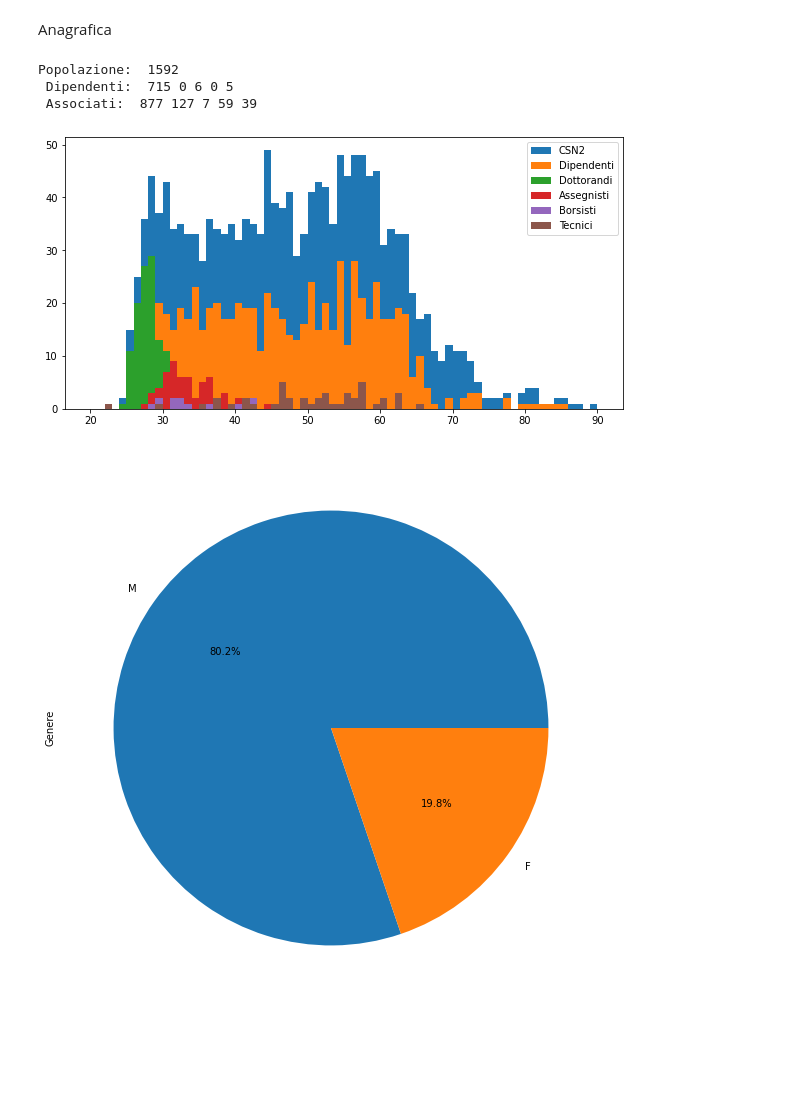
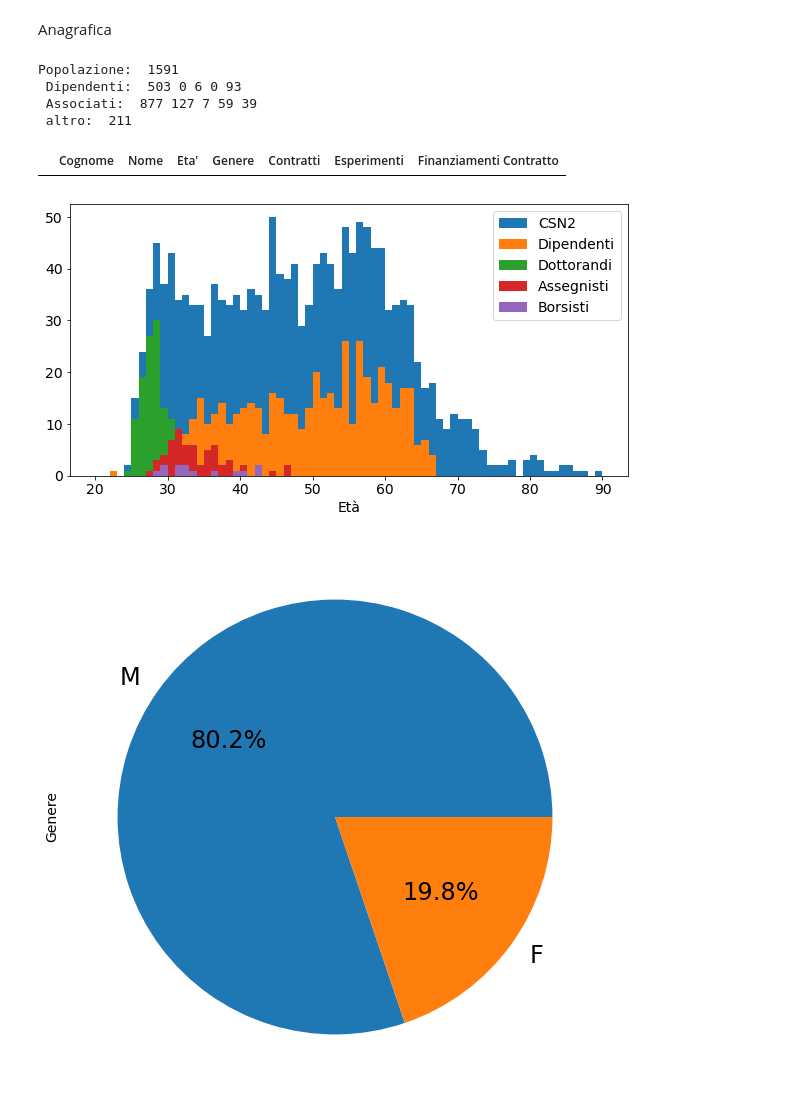
Before and after one commit to gmazzitelli/GSN2, a Jupyter notebook: AnagraficheCSN2.ipynb, the cells around one changed output. Saved outputs shown, nothing was run; the diff lists cells and outputs as text; code cells hidden in the pictures; blank space fills up the shorter version.

```diff
--- a/AnagraficheCSN2.ipynb
+++ b/AnagraficheCSN2.ipynb
@@ -52,19 +58,21 @@ CSN2
 # %% [markdown]
 Anagrafica
 # %%
-dipendenti = pd.DataFrame(columns = CSN2.columns)
+dipendenti   = pd.DataFrame(columns = CSN2.columns)
 d_dottorandi = pd.DataFrame(columns = CSN2.columns)
 d_borsisti   = pd.DataFrame(columns = CSN2.columns)
 d_assegnisti = pd.DataFrame(columns = CSN2.columns)
 d_tecnici    = pd.DataFrame(columns = CSN2.columns)
-associati  = pd.DataFrame(columns = CSN2.columns)
+associati    = pd.DataFrame(columns = CSN2.columns)
 a_dottorandi = pd.DataFrame(columns = CSN2.columns)
 a_borsisti   = pd.DataFrame(columns = CSN2.columns)
 a_assegnisti = pd.DataFrame(columns = CSN2.columns)
 a_tecnici    = pd.DataFrame(columns = CSN2.columns)
-altro      = pd.DataFrame(columns = CSN2.columns)
+altro        = pd.DataFrame(columns = CSN2.columns)
 for i, contratto in enumerate(CSN2.Contratti):
-  if contratto == '' or contratto.find('Dipendente')>=0:
+  if contratto == '' and not (contratto.find('Dipendente')>=0 or contratto.find('Associato')>=0):
+    altro = altro.append(CSN2.iloc[i], ignore_index=True)
+  if contratto.find('Dipendente')>=0:
     dipendenti = dipendenti.append(CSN2.iloc[i], ignore_index=True)
     if contratto.find('Dottorando')>=0:
       d_dottorandi = d_dottorandi.append(CSN2.iloc[i], ignore_index=True)
@@ -88,47 +96,59 @@ for i, contratto in enumerate(CSN2.Contratti):
 
 print ('Popolazione: ', len(CSN2),'\n',
        'Dipendenti: ', len(dipendenti), len(d_dottorandi), len(d_borsisti), len(d_assegnisti), len(d_tecnici), '\n',
-       'Associati: ', len(associati), len(a_dottorandi), len(a_borsisti), len(a_assegnisti), len(a_tecnici))
+       'Associati: ', len(associati), len(a_dottorandi), len(a_borsisti), len(a_assegnisti), len(a_tecnici), '\n',
+       'altro: ', len(altro))
 # %% [output]
-Popolazione:  1592
- Dipendenti:  715 0 6 0 5
+Popolazione:  1591
+ Dipendenti:  503 0 6 0 93
  Associati:  877 127 7 59 39
+ altro:  211
+# %%
+dipendenti[dipendenti["Eta'"]>70]
+# %% [output]
+|  | Cognome | Nome | Eta' | Genere | Contratti | Esperimenti | Finanziamenti Contratto |
 # %%
 plt.figure(figsize = (10,5))
 plt.hist(CSN2["Eta'"], label='CSN2', bins=70, range=(20,90))
 plt.hist(dipendenti["Eta'"], label='Dipendenti', bins=70, range=(20,90))
 plt.hist(a_dottorandi["Eta'"], label='Dottorandi', bins=70, range=(20,90))
 plt.hist(np.concatenate((a_assegnisti["Eta'"], d_assegnisti["Eta'"])), label='Assegnisti', bins=70, range=(20,90))
 plt.hist(np.concatenate((a_borsisti["Eta'"], d_borsisti["Eta'"])), label='Borsisti', bins=70, range=(20,90))
-plt.hist(np.concatenate((a_tecnici["Eta'"], d_tecnici["Eta'"])), label='Tecnici', bins=70, range=(20,90))
+#plt.hist(np.concatenate((a_tecnici["Eta'"], d_tecnici["Eta'"])), label='Tecnici TD', bins=70, range=(20,90))
 
 #plt.yscale('log')
+plt.xlabel('Età')
 plt.legend()
 plt.show()
 plt.figure(figsize = (10,10))
-CSN2.Genere.value_counts().plot.pie(autopct='%1.1f%%')
+CSN2.Genere.value_counts().plot.pie(autopct='%1.1f%%', textprops={'fontsize': 24})
+plt.show()
+plt.figure(figsize = (10,10))
+who = [len(associati), len(dipendenti), len(altro)]
+who_labels = [ 'associati', 'dipendenti', 'altro']
+plt.pie(who, labels = who_labels, autopct='%1.1f%%', textprops={'fontsize': 24})
 plt.show()
 plt.figure(figsize = (10,10))
 who = [len(associati), len(a_dottorandi), len(a_borsisti), len(a_assegnisti), len(a_tecnici)]
 who_labels = [ 'associati', 'dottorandi', 'borsisti', 'assegnisti', 'tecnici']
-plt.pie(who, labels = who_labels, autopct='%1.1f%%')
+plt.pie(who, labels = who_labels, autopct='%1.1f%%', )
 plt.show()
 plt.figure(figsize = (10,10))
 
 who = [len(dipendenti), len(d_dottorandi), len(d_borsisti), len(d_assegnisti), len(d_tecnici)]
 who_labels = ['dipendenti','dottorandi', 'borsisti', 'assegnisti', 'tecnici']
 plt.pie(who, labels = who_labels, autopct='%1.1f%%')
 plt.show()
 
 plt.figure(figsize = (10,5))
 plt.hist(CSN2.Genere, label='CSN2', bins=2)
 plt.hist(dipendenti.Genere, label='Dipendenti', bins=2)
-plt.hist(dottorandi.Genere, label='Dottorandi', bins=2)
-plt.hist(assegnisti.Genere, label='Assegnisti', bins=2)
-plt.hist(borsisti.Genere, label='Borsisti', bins=2)
+plt.hist(a_dottorandi.Genere, label='Dottorandi', bins=2)
+plt.hist(np.concatenate((a_assegnisti.Genere, d_assegnisti.Genere)), label='Assegnisti', bins=2)
+plt.hist(np.concatenate((a_borsisti.Genere, d_borsisti.Genere)), label='Borsisti', bins=2)
 #plt.yscale('log')
 plt.legend()
 plt.show()
 # %% [output]
-[figure, old version]
+[figure, new version]
-[figure, old version]
+[figure, new version]
```
Also changed, not shown: parts of 23 cells of this notebook.
